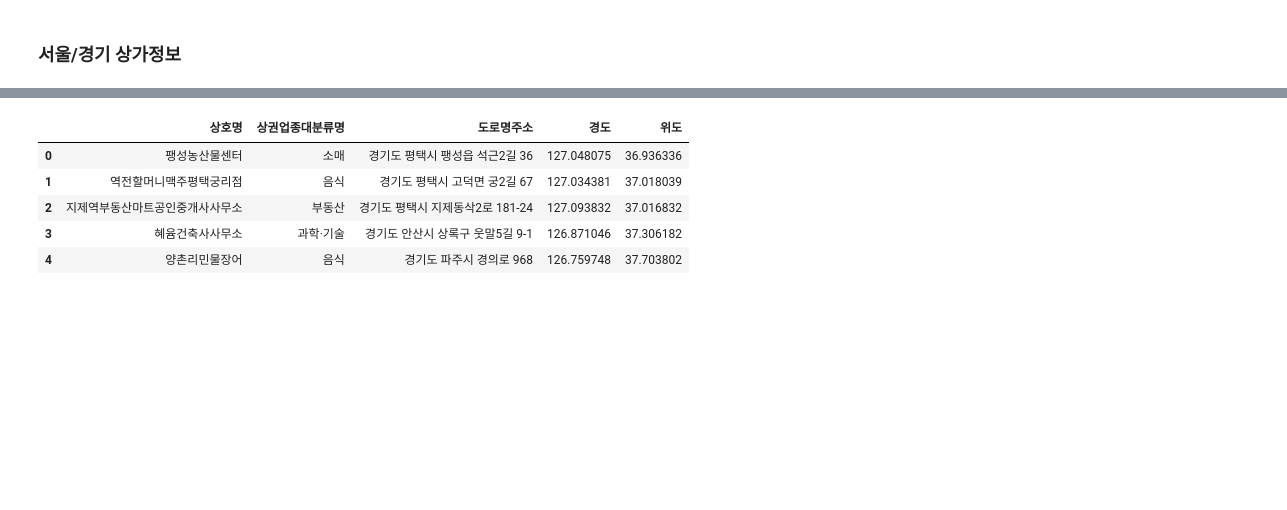
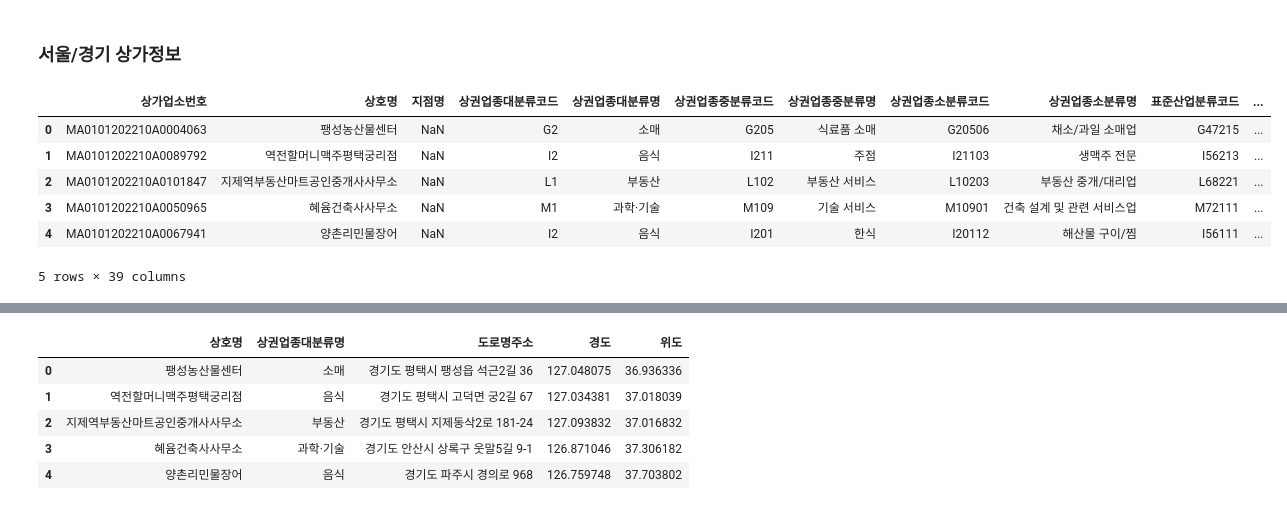
Before and after one commit to Mayhem-XD/Project_p1, a Jupyter notebook: data/2020/test_code/map_test.ipynb, the cells around one changed output, grey strips where cells are left out. Cells and saved outputs as stored; diff of their text form; code cells hidden in the pictures; blank space fills up the shorter version.

```diff
--- a/data/2020/test_code/map_test.ipynb
+++ b/data/2020/test_code/map_test.ipynb
@@ -10,3 +10,13 @@ import numpy as np
 # %%
 df1 = pd.read_csv('data/경기.csv')
 df2 = pd.read_csv('data/서울.csv')
+# %%
+df1.head()
+# %% [output]
+|  | 상가업소번호 | 상호명 | 지점명 | 상권업종대분류코드 | 상권업종대분류명 | 상권업종중분류코드 | 상권업종중분류명 | 상권업종소분류코드 | 상권업종소분류명 | 표준산업분류코드 | ... |
+| 0 | MA0101202210A0004063 | 팽성농산물센터 | NaN | G2 | 소매 | G205 | 식료품 소매 | G20506 | 채소/과일 소매업 | G47215 | ... |
+| 1 | MA0101202210A0089792 | 역전할머니맥주평택궁리점 | NaN | I2 | 음식 | I211 | 주점 | I21103 | 생맥주 전문 | I56213 | ... |
+| 2 | MA0101202210A0101847 | 지제역부동산마트공인중개사사무소 | NaN | L1 | 부동산 | L102 | 부동산 서비스 | L10203 | 부동산 중개/대리업 | L68221 | ... |
+| 3 | MA0101202210A0050965 | 혜윰건축사사무소 | NaN | M1 | 과학·기술 | M109 | 기술 서비스 | M10901 | 건축 설계 및 관련 서비스업 | M72111 | ... |
+| 4 | MA0101202210A0067941 | 양촌리민물장어 | NaN | I2 | 음식 | I201 | 한식 | I20112 | 해산물 구이/찜 | I56111 | ... |
+5 rows × 39 columns
```
Also changed, not shown: parts of 4 cells of this notebook, 11 other files.
